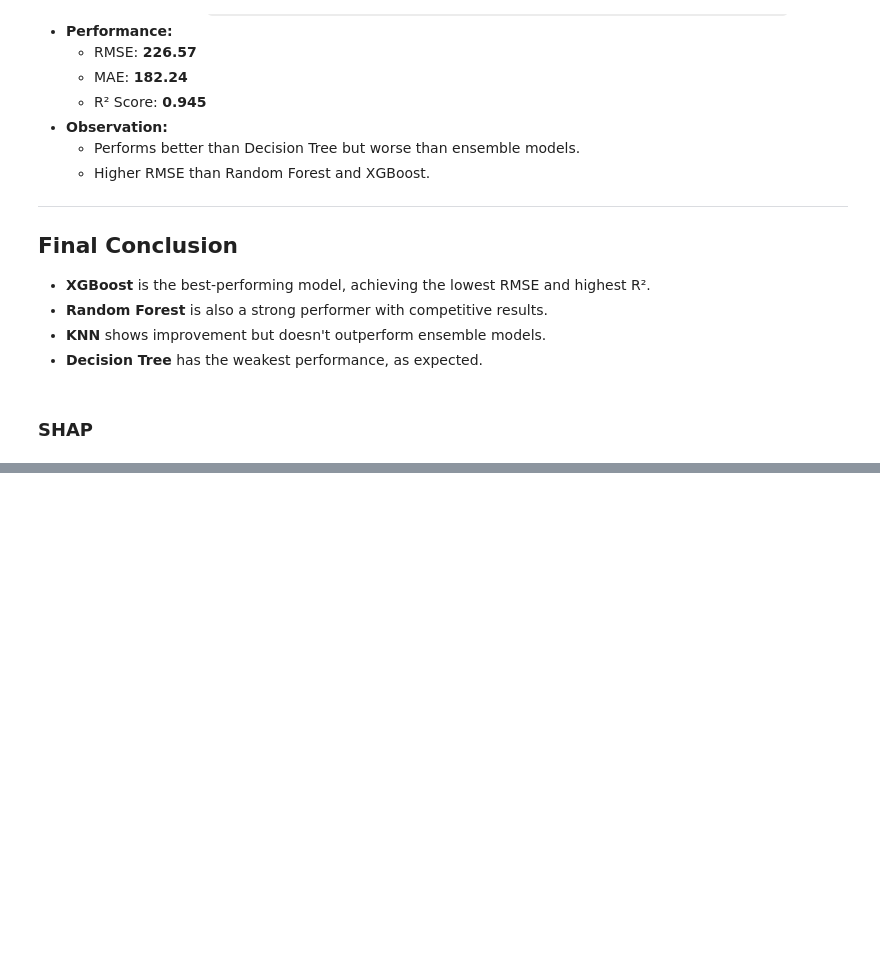
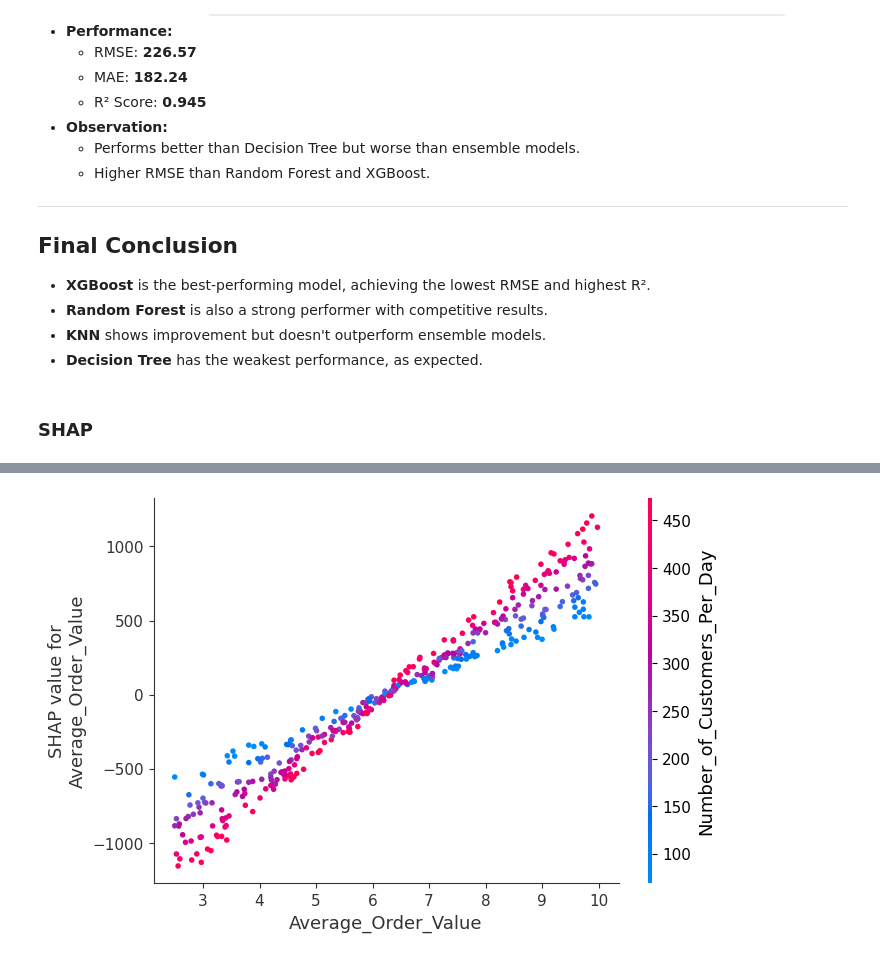
Before and after one commit to Bhushan8287/ML-project-ETL, a Jupyter notebook: notebook/MODEL_TRAINING.ipynb, the cells around one changed output, grey strips where cells are left out. Saved outputs shown, nothing was run; the diff lists cells and outputs as text; code cells hidden in the pictures; blank space fills up the shorter version.

```diff
--- a/notebook/MODEL_TRAINING.ipynb
+++ b/notebook/MODEL_TRAINING.ipynb
@@ -629,0 +619,4 @@ shap.force_plot(explainer_xgb.expected_value, shap_values_xgb[0, :], xtest_dropp
+# %%
+shap.dependence_plot("Average_Order_Value", shap_values_xgb, xtest_dropped)
+# %% [output]
+[figure, added]
```
Also changed, not shown: parts of 9 cells of this notebook, 1 other file.
